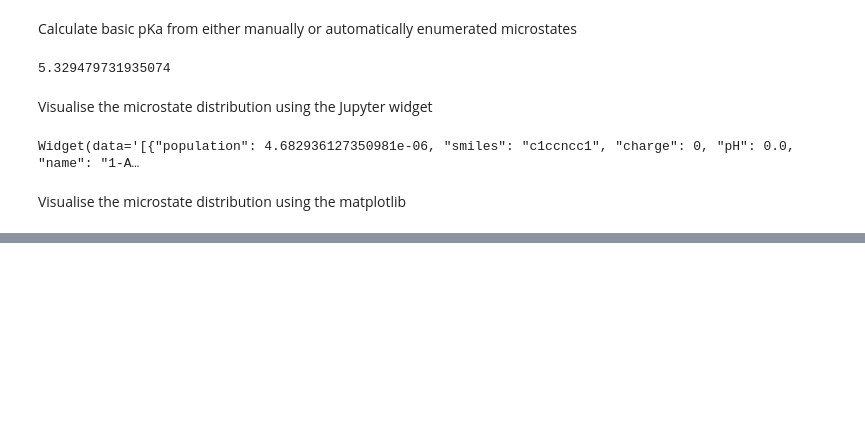
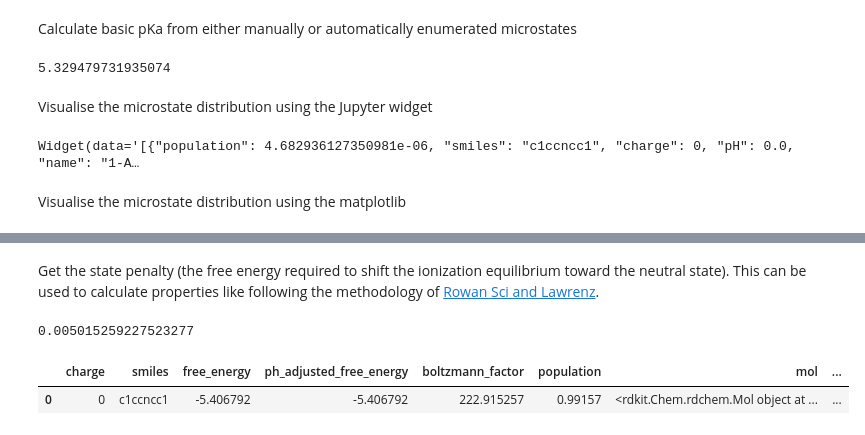
Before and after one commit to finlayiainmaclean/unipka, a Jupyter notebook: example.ipynb, the cells around one changed output, grey strips where cells are left out. Cells and saved outputs as stored; diff of their text form; code cells hidden in the pictures; blank space fills up the shorter version.

```diff
--- a/example.ipynb
+++ b/example.ipynb
@@ -69,0 +82,12 @@ calc.draw_distribution("c1ccncc1", mode="matplotlib")
+# %% [markdown]
+Get the state penalty (the free energy required to shift the ionization equilibrium toward the neutral state). This can be used to calculate properties like following the methodology of [Rowan Sci and Lawrenz](https://chemrxiv.org/engage/api-gateway/chemrxiv/assets/orp/resource/item/68388349c1cb1ecda02ba65d/original/physics-informed-machine-learning-enables-rapid-macroscopic-p-ka-prediction.pdf).
+# %%
+state_penalty, reference_microstates_df  = calc.get_state_penalty("N1=CC=CC=C1", pH=7.4)
+print(state_penalty)
+
+# Selects formally neutral microstates that minimize atom-centered charges, preferring non-zwitterionic forms over zwitterionic counterparts.
+reference_microstates_df
+# %% [output]
+0.005015259227523277
+|  | charge | smiles | free_energy | ph_adjusted_free_energy | boltzmann_factor | population | mol | ... |
+| 0 | 0 | c1ccncc1 | -5.406792 | -5.406792 | 222.915257 | 0.99157 | <rdkit.Chem.rdchem.Mol object at ... | ... |
```
Also changed, not shown: parts of 4 cells of this notebook.
